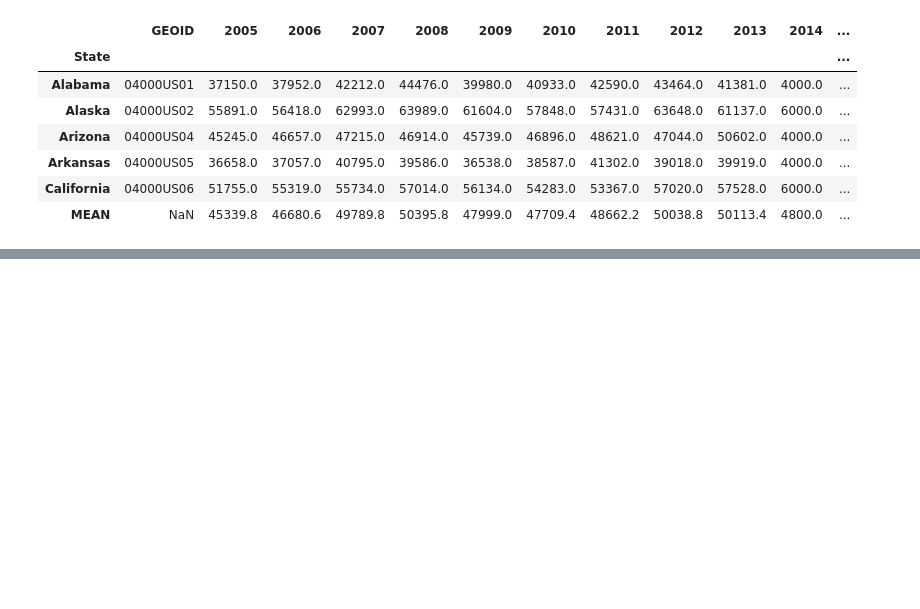
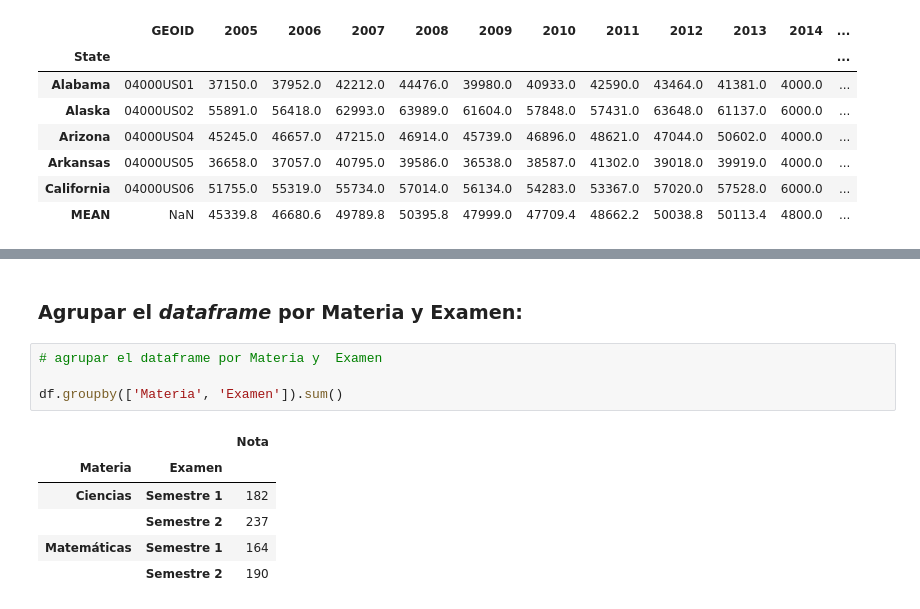
Before and after one commit to wladrod/Python_Ciencias_Datos, a Jupyter notebook: Notebooks/05-TutorialPandas.ipynb, the cells around one changed output, grey strips where cells are left out. Drawn from its saved outputs; the diff is of its cells as text; blank space fills up the shorter version.

```diff
--- a/Notebooks/05-TutorialPandas.ipynb
+++ b/Notebooks/05-TutorialPandas.ipynb
@@ -396,0 +461,13 @@ df3
+# %% [markdown]
+### Agrupar el _dataframe_ por Materia y Examen:
+# %%
+# agrupar el dataframe por Materia y  Examen
+
+df.groupby(['Materia', 'Examen']).sum()
+# %% [output]
+|  |  | Nota |
+| Materia | Examen |  |
+| Ciencias | Semestre 1 | 182 |
+|  | Semestre 2 | 237 |
+| Matemáticas | Semestre 1 | 164 |
+|  | Semestre 2 | 190 |
```
Also changed, not shown: parts of 14 cells of this notebook, 1 other file.
